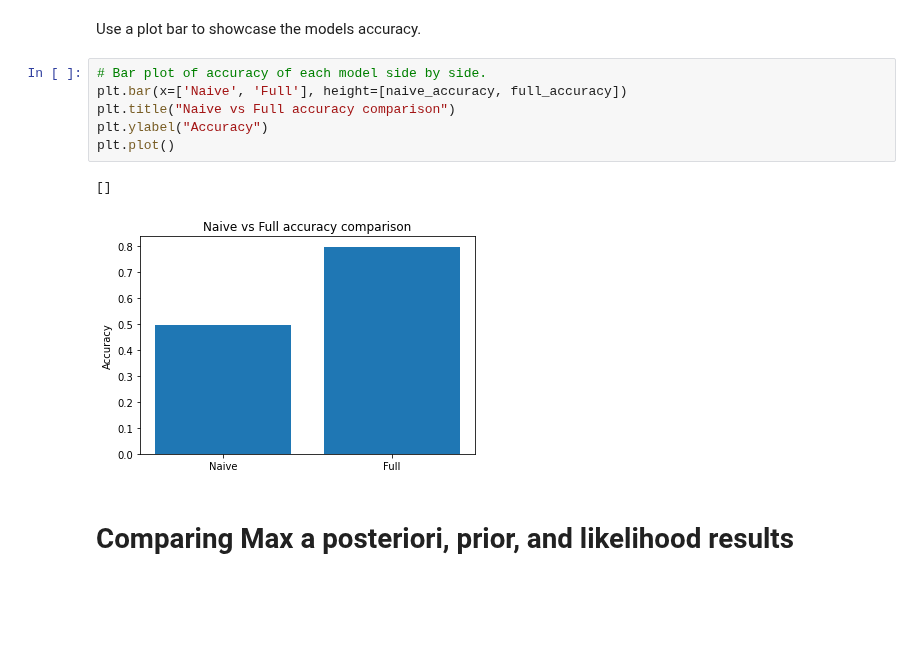
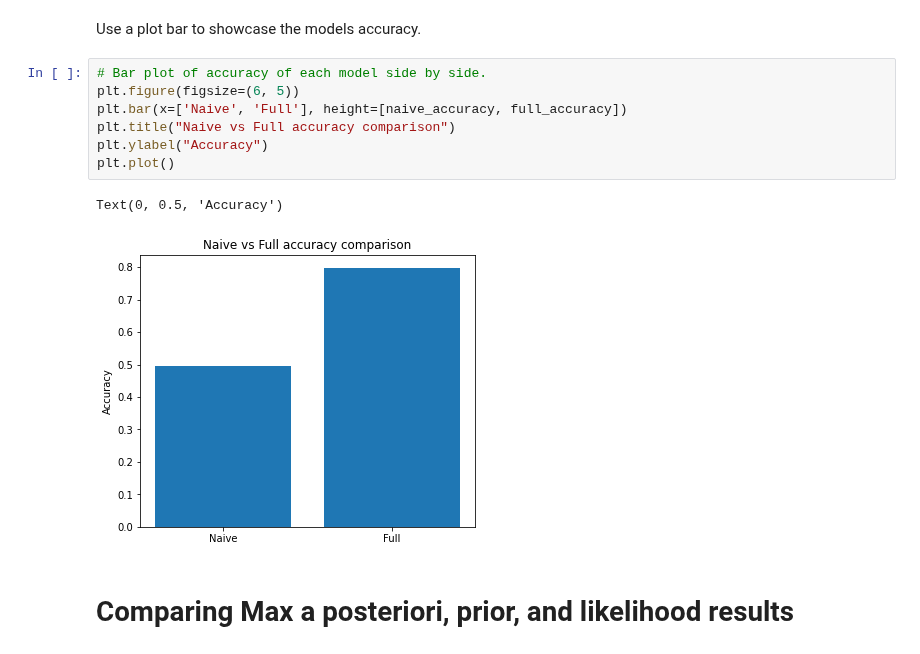
Before and after one commit to danspts/ml-hw, a Jupyter notebook: hw3/MAP_Classifier.ipynb, the cells around one changed output. Cells and saved outputs as stored; diff of their text form; blank space fills up the shorter version.

Commit message:
cleaned up and finished graph nice looking

```diff
--- a/hw3/MAP_Classifier.ipynb
+++ b/hw3/MAP_Classifier.ipynb
@@ -335,13 +325,14 @@ full_accuracy
 Use a plot bar to showcase the models accuracy.
 # %%
 # Bar plot of accuracy of each model side by side.
+plt.figure(figsize=(6, 5))
 plt.bar(x=['Naive', 'Full'], height=[naive_accuracy, full_accuracy])
 plt.title("Naive vs Full accuracy comparison")
 plt.ylabel("Accuracy")
 plt.plot()
 # %% [output]
-[]
+Text(0, 0.5, 'Accuracy')
-[figure, old version]
+[figure, new version]
 # %% [markdown]
 # Comparing Max a posteriori, prior, and likelihood results
 # %% [markdown]
```
Also changed, not shown: parts of 8 cells of this notebook.
